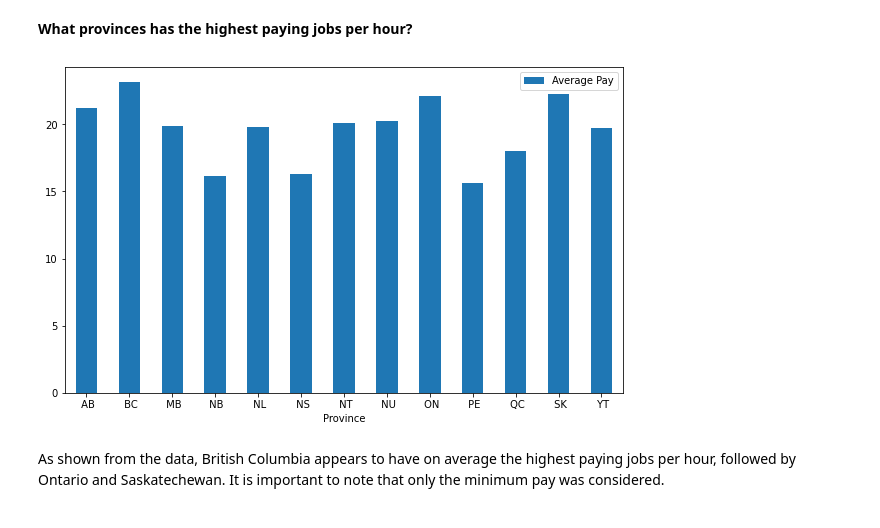
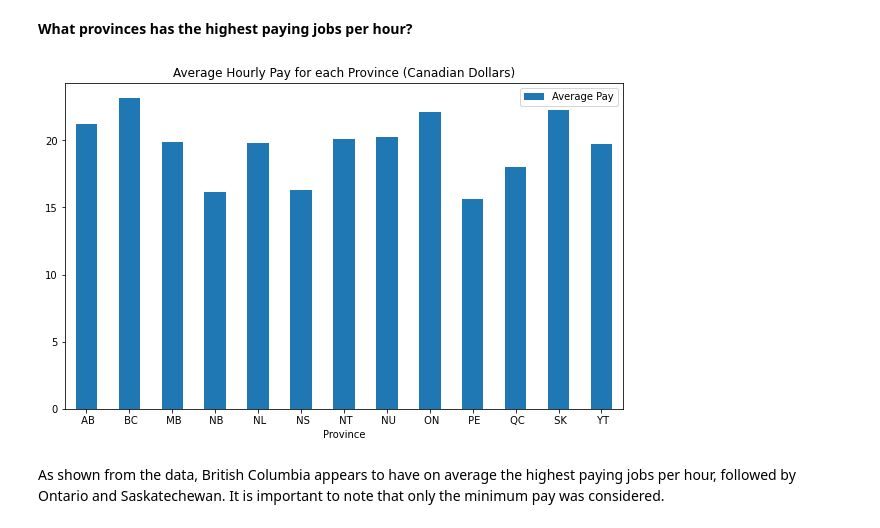
Before and after one commit to ChristopheTran/Canadian-Jobs-Amid-a-Pandemic, a Jupyter notebook: Final_Notebook.ipynb, the cells around one changed output. Drawn from its saved outputs; the diff is of its cells as text; code cells hidden in the pictures.

```diff
--- a/Final_Notebook.ipynb
+++ b/Final_Notebook.ipynb
@@ -283,29 +334,34 @@ Though this data does not provide clear insight on the original problem of inter
 # %%
 jobs_noc_merged = pd.merge(noc_info, jobs, on="NocNo", how="inner")
 
 #Consider only hourly pay
 df = jobs_noc_merged[jobs_noc_merged['PayUnit'] == 'HOUR']
 
 # Remove pays with ',' (e.g. 40,000)
 jobs_paid_hourly_cleaned = df.drop(df[df.MinPay.str.contains(',')].index)
 #Change city to province
 jobs_paid_hourly_cleaned["City"] = jobs_paid_hourly_cleaned["City"].apply(lambda x: x.split(',')[1])
 jobs_paid_hourly_cleaned = jobs_paid_hourly_cleaned.rename(columns={'City': 'Province'})
 
 province_pay = {"Province":[], "Average Pay":[]}
 for province, group in jobs_paid_hourly_cleaned.groupby("Province"):
     group["MinPay"] = group["MinPay"].astype(np.float64)
     province_pay["Province"].append(province)
     province_pay["Average Pay"].append(group["MinPay"].mean())
 province_pay = pd.DataFrame(province_pay)
 
 independent_column = "Province"
 dependent_column = "Average Pay"
 
 #Visualize
-ax = province_pay.plot.bar(x='Province', y='Average Pay', rot=0, figsize=(10,6)) #rot is for rotation of labels
+ax = province_pay.plot(x='Province',
+                       y='Average Pay',
+                       kind="bar",
+                       rot=0,          #rot is for rotation of labels
+                       figsize=(10,6),
+                       title="Average Hourly Pay for each Province (Canadian Dollars)")
 # %% [output]
-[figure, old version]
+[figure, new version]
 # %% [markdown]
 As shown from the data, British Columbia appears to have on average the highest paying jobs per hour, followed by Ontario and Saskatechewan. It is important to note that only the minimum pay was considered.
 # %% [markdown]
```
Also changed, not shown: parts of 35 cells of this notebook.
